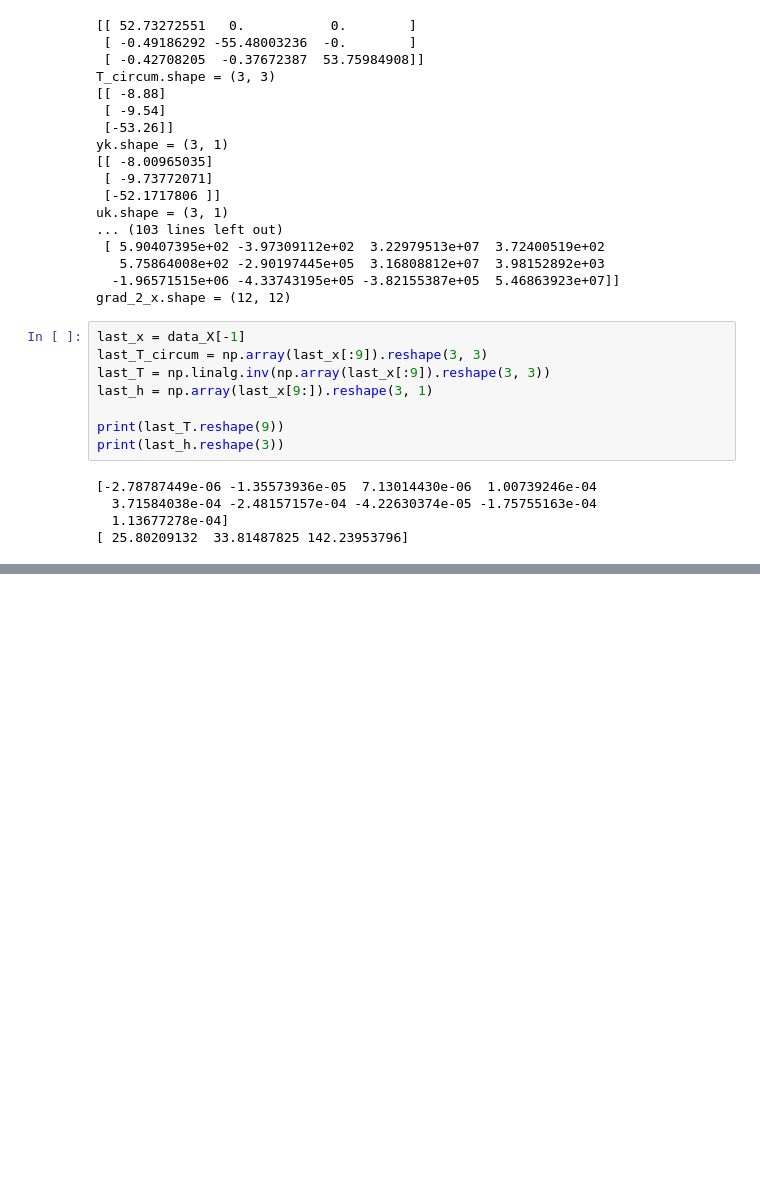
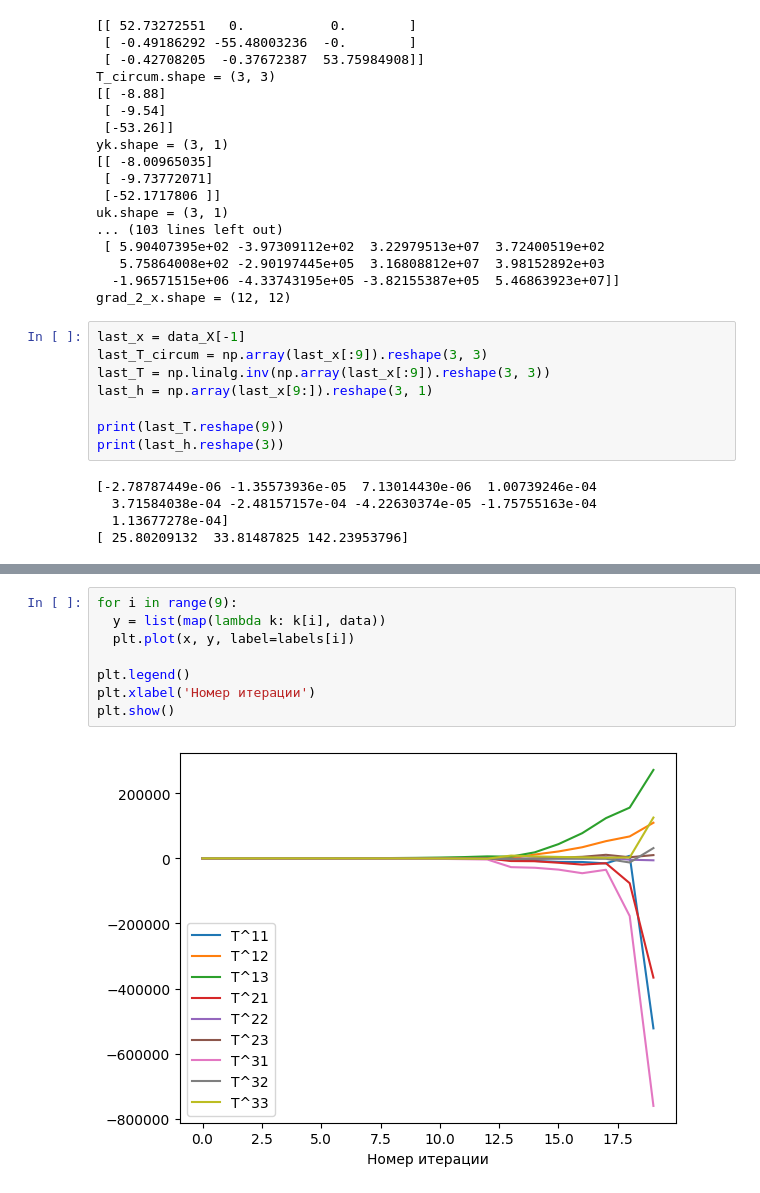
Before and after one commit to asmalcev/magnetometer, a Jupyter notebook: Vasconcelos_et_al.ipynb, the cells around one changed output, grey strips where cells are left out. Drawn from its saved outputs; the diff is of its cells as text; blank space fills up the shorter version.

```diff
--- a/Vasconcelos_et_al.ipynb
+++ b/Vasconcelos_et_al.ipynb
@@ -489,0 +435,10 @@ plt.show()
+# %%
+for i in range(9):
+  y = list(map(lambda k: k[i], data))
+  plt.plot(x, y, label=labels[i])
+
+plt.legend()
+plt.xlabel('Номер итерации')
+plt.show()
+# %% [output]
+[figure, added]
```
Also changed, not shown: parts of 4 cells of this notebook.
